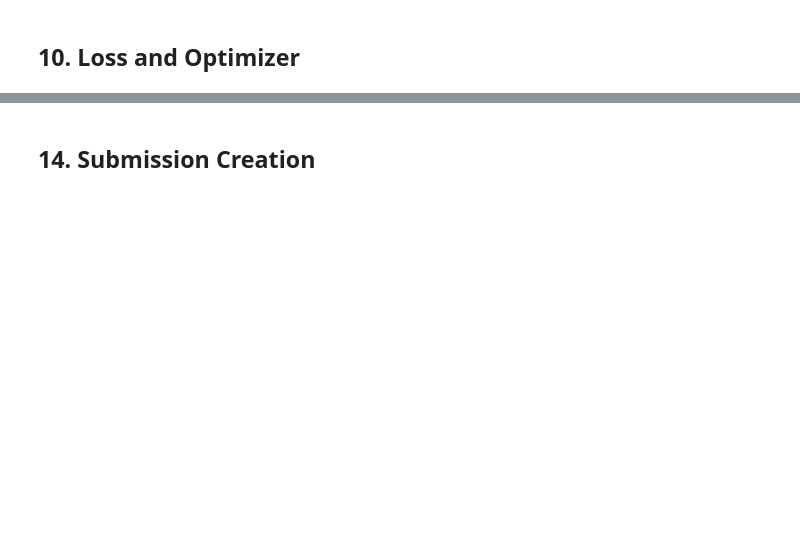
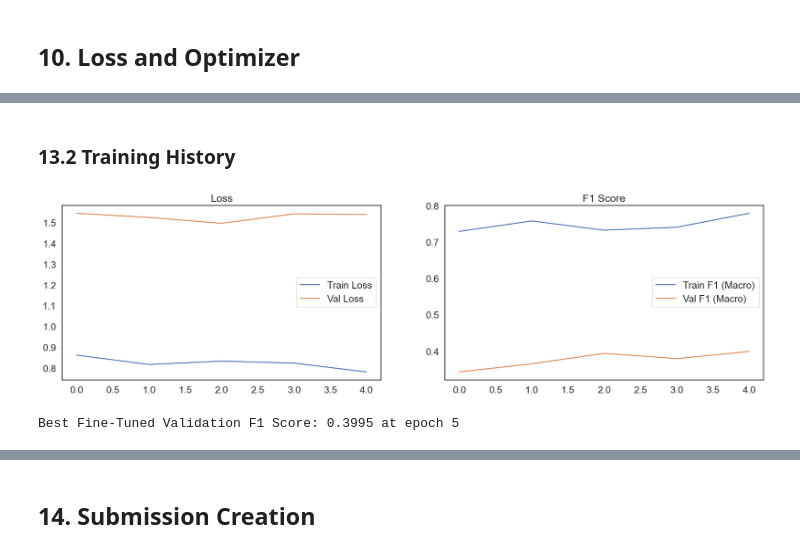
Before and after one commit to OBulun/AN2DL_CH_2, a Jupyter notebook: Notebooks/MobileNetV3.ipynb, the cells around one changed output, grey strips where cells are left out. Saved outputs shown, nothing was run; the diff lists cells and outputs as text; code cells hidden in the pictures; blank space fills up the shorter version.

```diff
--- a/Notebooks/MobileNetV3.ipynb
+++ b/Notebooks/MobileNetV3.ipynb
@@ -991,0 +1033,22 @@ FT Epoch 11/200 | Loss: 1.1495 | F1: 0.5069 | Val F1: 0.3491
+# %% [markdown]
+### 13.2 Training History
+# %%
+# Plotting results
+plt.figure(figsize=(20, 5))
+plt.subplot(1, 2, 1)
+plt.plot(ft_history['train_loss'], label='Train Loss')
+plt.plot(ft_history['val_loss'], label='Val Loss')
+plt.legend()
+plt.title('Loss')
+
+plt.subplot(1, 2, 2)
+plt.plot(ft_history['train_f1'], label='Train F1 (Macro)')
+plt.plot(ft_history['val_f1'], label='Val F1 (Macro)')
+plt.legend()
+plt.title('F1 Score')
+plt.show()
+
+print("Best Fine-Tuned Validation F1 Score: {:.4f} at epoch {}".format(best_val_f1, best_ft_epoch))
+# %% [output]
+[figure, added]
+Best Fine-Tuned Validation F1 Score: 0.3995 at epoch 5
```
Also changed, not shown: parts of 35 cells of this notebook.
